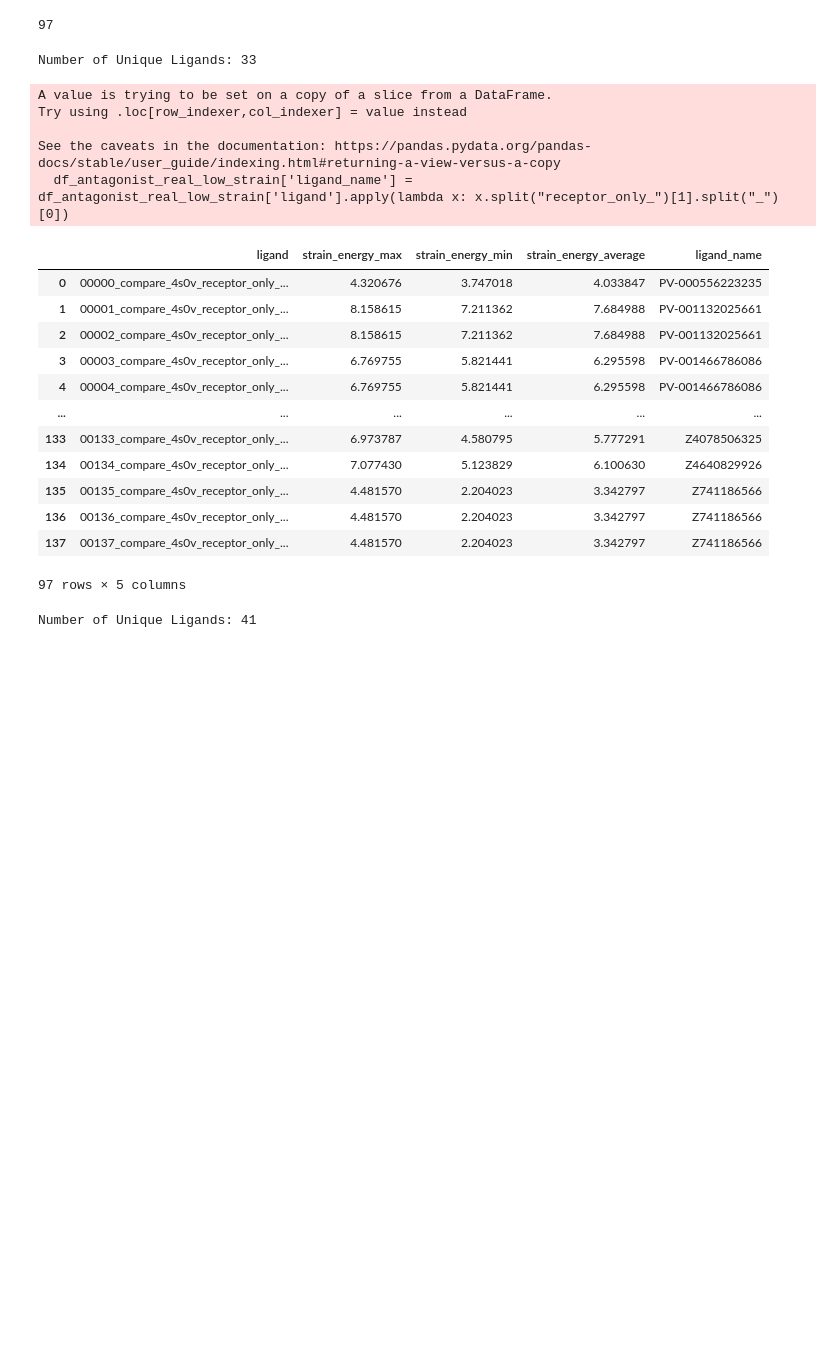
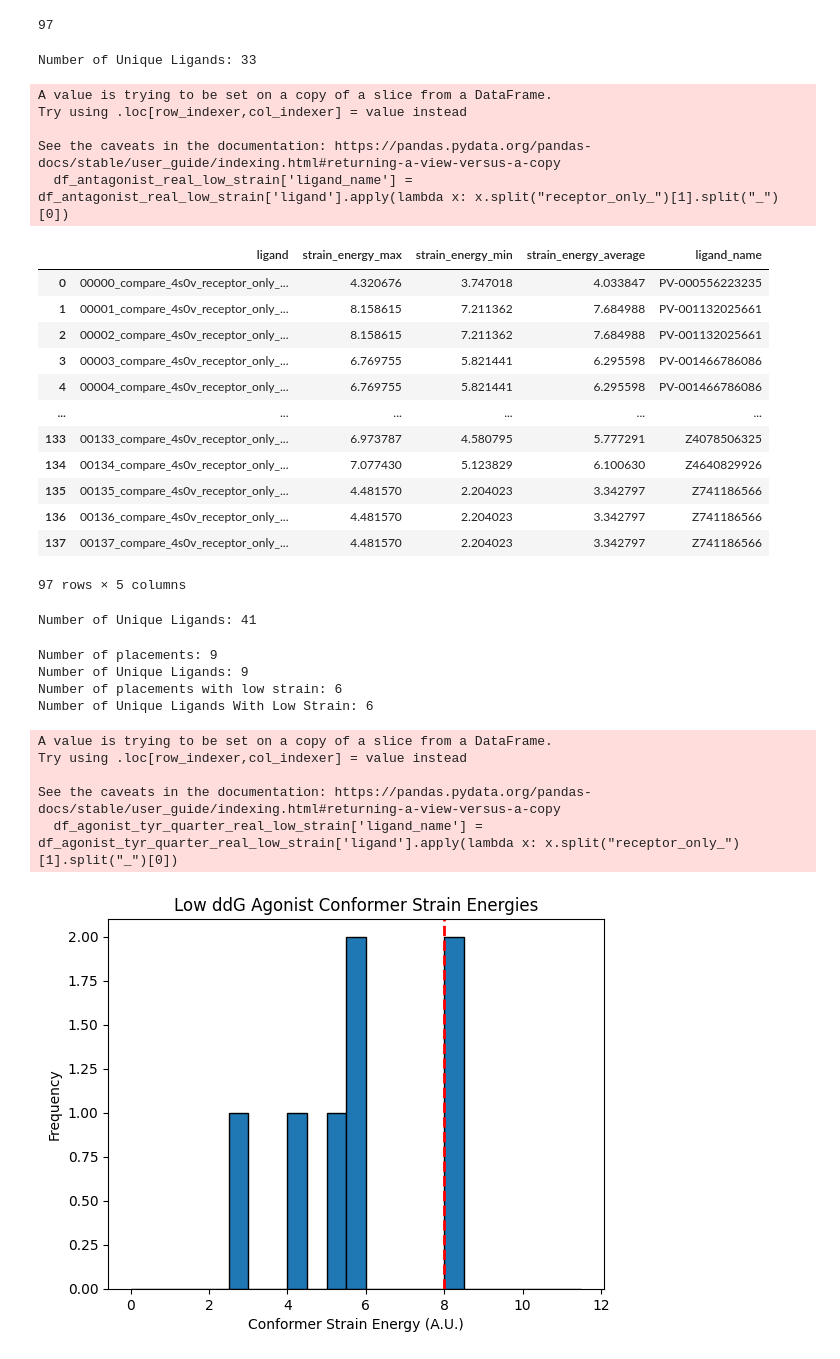
Before and after one commit to toadlover/ginsparg_thymelab_thesis, a Jupyter notebook: jupyter_notebooks/figure_making/final_ligands_torsion_data.ipynb, the cells around one changed output. Saved outputs shown, nothing was run; the diff lists cells and outputs as text; code cells hidden in the pictures; blank space fills up the shorter version.

Commit message:
updating notebook for make plots for round 2 data

```diff
--- a/jupyter_notebooks/figure_making/final_ligands_torsion_data.ipynb
+++ b/jupyter_notebooks/figure_making/final_ligands_torsion_data.ipynb
@@ -438,3 +438,71 @@ num_unique_ligands_general = len(unique_ligands_general)
 print("Number of Unique Ligands:", num_unique_ligands_general)
 # %% [output]
 Number of Unique Ligands: 41
+# %%
+#load in extra agonist discovery data for figure making
+#load in all 4 files
+#df_agonist_tyr_quarter_real  = pd.read_csv("../../discovery_placement_filtering/tldr_torsion/torsion_results/antagonist_real_all_torsion_data_sorted_clean.csv", usecols=[0, 7], header=None)
+df_agonist_tyr_quarter_real  = pd.read_csv("../../discovery_placement_filtering/tldr_torsion/torsion_results/second_review_triad_tyr_quarter_real.csv", usecols=[0, 9])
+# Rename the columns
+df_agonist_tyr_quarter_real.columns = ['ligand', 'strain_energy_average']
+
+df_agonist_tyr_quarter_real
+
+df_agonist_tyr_quarter_real['ligand_name'] =  df_agonist_tyr_quarter_real['ligand'].apply(lambda x: x.split("receptor_only_")[1].split("_")[0])
+
+# Find the unique ligand names and their count
+unique_ligands_general = df_agonist_tyr_quarter_real['ligand_name'].unique()
+num_unique_ligands_general = len(unique_ligands_general)
+
+# Display the unique ligand names and the count
+#print("Unique Ligand Names:", unique_ligands_general)
+print("Number of placements:", len(df_agonist_tyr_quarter_real))
+print("Number of Unique Ligands:", num_unique_ligands_general)
+
+df_agonist_tyr_quarter_real_low_strain = df_agonist_tyr_quarter_real[df_agonist_tyr_quarter_real['strain_energy_average'] < 8]
+
+df_agonist_tyr_quarter_real_low_strain['ligand_name'] =  df_agonist_tyr_quarter_real_low_strain['ligand'].apply(lambda x: x.split("receptor_only_")[1].split("_")[0])
+
+# Find the unique ligand names and their count
+unique_ligands_general = df_agonist_tyr_quarter_real_low_strain['ligand_name'].unique()
+num_unique_ligands_general = len(unique_ligands_general)
+
+# Display the unique ligand names and the count
+#print("Unique Ligand Names:", unique_ligands_general)
+print("Number of placements with low strain:", len(df_agonist_tyr_quarter_real_low_strain))
+print("Number of Unique Ligands With Low Strain:", num_unique_ligands_general)
+
+#derive counts of how many times the initial ligands appear to determine how many placements they get
+#df_general['file_initial'].value_counts()
+counts = df_agonist_tyr_quarter_real['strain_energy_average']
+
+bin_edges = np.arange(0, max(counts), 0.5)
+
+#plt.yscale('log')
+
+#plt.ylim(0,10000)
+
+#create histogram
+plt.hist(counts, bins=bin_edges, align = 'mid', edgecolor='black')
+
+# Label axes and add a title
+plt.xlabel('Conformer Strain Energy (A.U.)')
+plt.ylabel('Frequency')
+plt.title('Low ddG Agonist Conformer Strain Energies')
+
+# Add a vertical red line at x=8
+plt.axvline(x=8, color='red', linestyle='--', linewidth=2, label='x=8')
+
+# Show the plot
+plt.show()
+# %% [output]
+Number of placements: 9
+Number of Unique Ligands: 9
+Number of placements with low strain: 6
+Number of Unique Ligands With Low Strain: 6
+A value is trying to be set on a copy of a slice from a DataFrame.
+Try using .loc[row_indexer,col_indexer] = value instead
+
+See the caveats in the documentation: https://pandas.pydata.org/pandas-docs/stable/user_guide/indexing.html#returning-a-view-versus-a-copy
+  df_agonist_tyr_quarter_real_low_strain['ligand_name'] =  df_agonist_tyr_quarter_real_low_strain['ligand'].apply(lambda x: x.split("receptor_only_")[1].split("_")[0])
+[figure, added]
```
Also changed, not shown: parts of 7 cells of this notebook.
